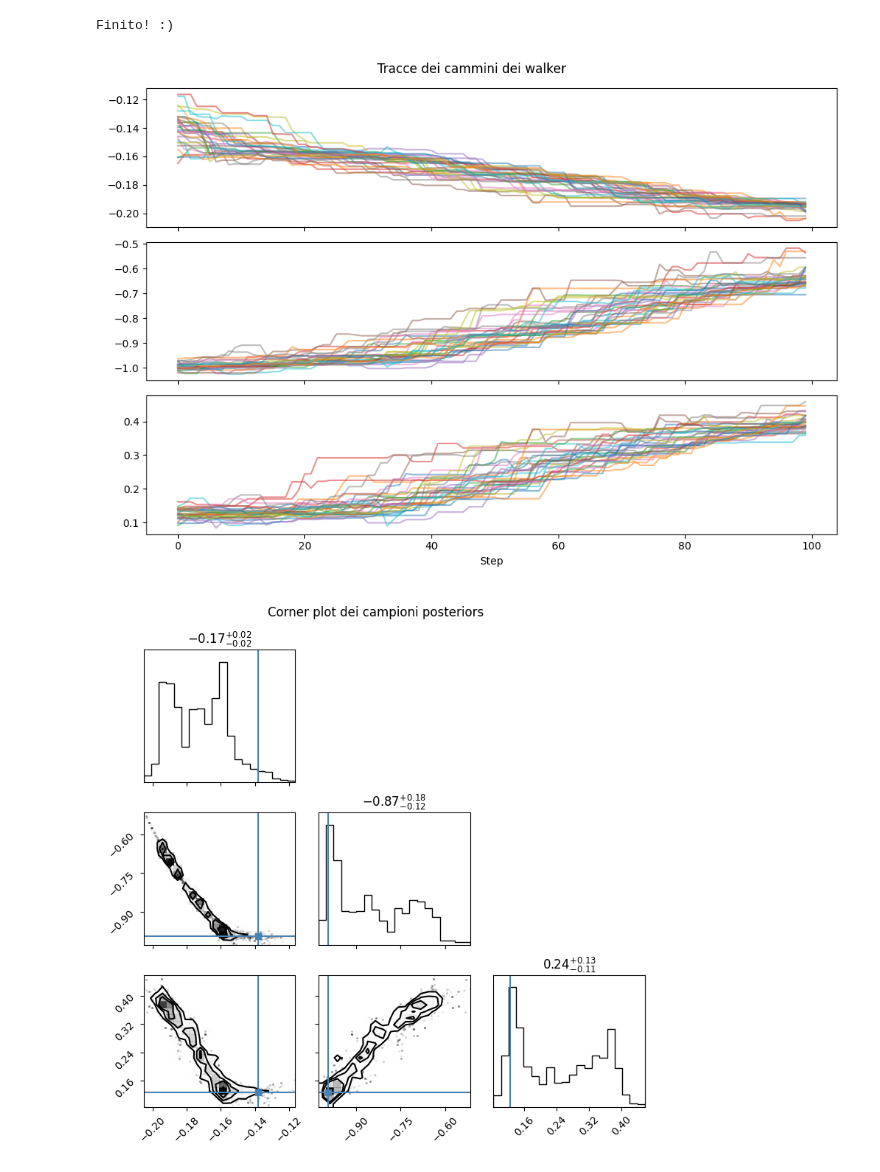
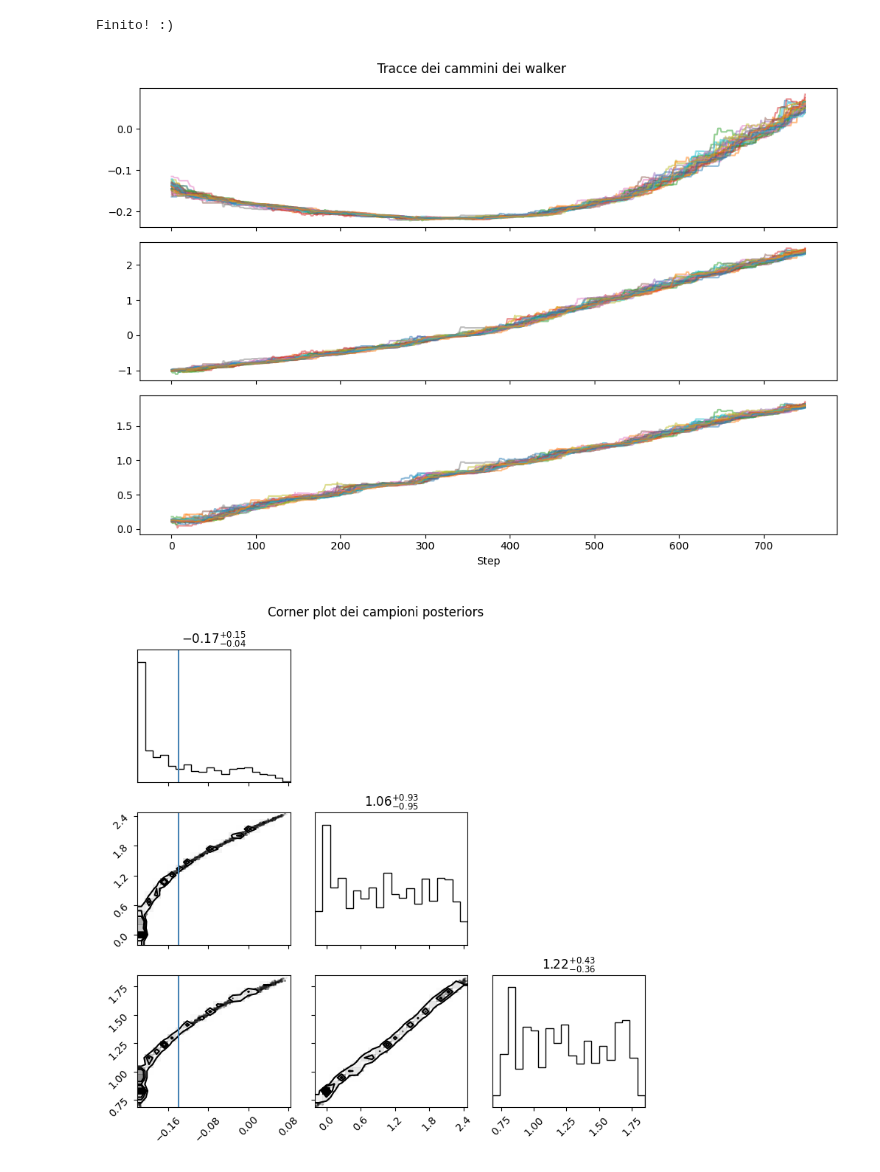
Before and after one commit to Lvetto/lmd_forza_nucleare, a Jupyter notebook: bayes_separato.ipynb, the cells around one changed output. Drawn from its saved outputs; the diff is of its cells as text; code cells hidden in the pictures.

```diff
--- a/bayes_separato.ipynb
+++ b/bayes_separato.ipynb
@@ -371,7 +355,7 @@ def ln_posterior_NLO_3S1(parameters):
 # MCMC
 ndim = 3
 nwalkers = 32
-nsteps = 100
+nsteps = 750
 
 initial_guess = np.array([lec_values.nlo_lecs["C_3S1"], lec_values.nlo_lecs["D_3S1"], lec_values.nlo_lecs["D_3S1-3D1"]])
 initial_pos = initial_guess + 0.01 * np.random.standard_normal((nwalkers, ndim))
@@ -415,16 +399,16 @@ plt.suptitle("Tracce dei cammini dei walker")
 plt.tight_layout()
 plt.show()
 # %% [output]
-[figure, old version]
+[figure, new version]
 # %%
-flat_chain_2 = sampler.get_chain().reshape(-1, ndim)
+flat_chain_2 = sampler.get_chain(discard=300).reshape(-1, ndim)
 
 corner.corner(flat_chain_2, show_titles=True, truths=[lec_values.nlo_lecs["C_3S1"], lec_values.nlo_lecs["D_3S1"], lec_values.nlo_lecs["D_3S1-3D1"]])
 plt.suptitle("Corner plot dei campioni posteriors")
 plt.tight_layout()
 plt.show()
 # %% [output]
-[figure, old version]
+[figure, new version]
 # %%
 # salvataggio catene intere
 full_chain = sampler.get_chain()
```
Also changed, not shown: parts of 8 cells of this notebook, 1 other file.
